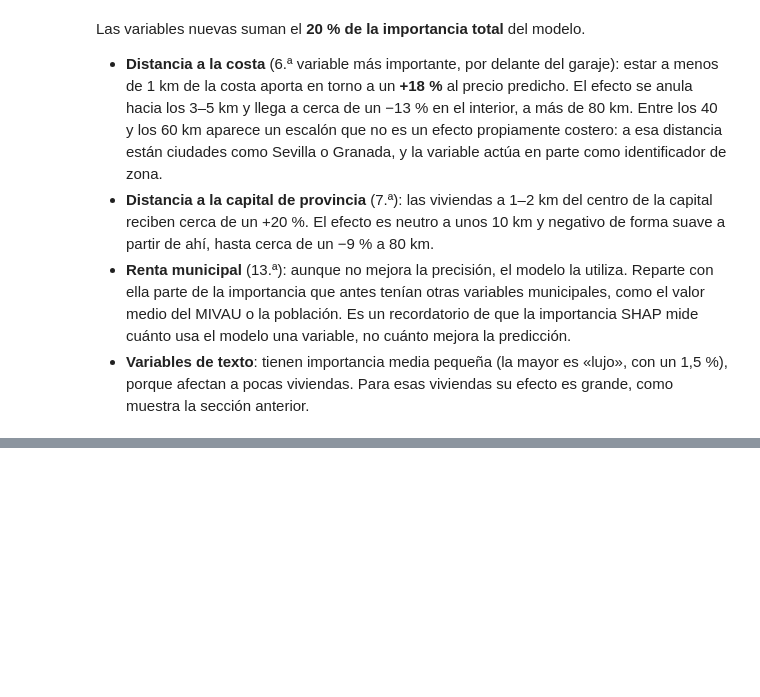
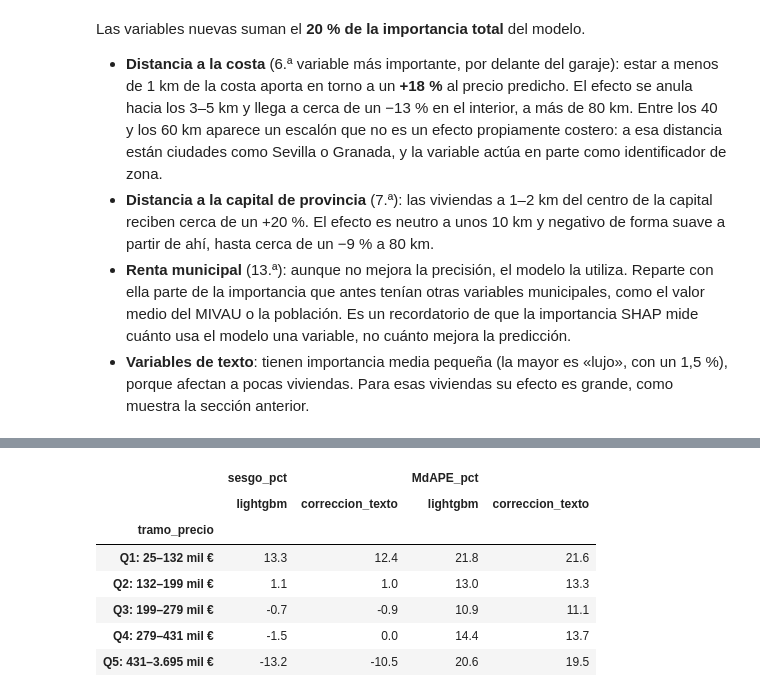
Before and after one commit to MarioArocaPaez/tfm-vivienda-andalucia, a Jupyter notebook: notebooks/03_mejora_variables.ipynb, the cells around one changed output, grey strips where cells are left out. Cells and saved outputs as stored; diff of their text form; code cells hidden in the pictures; blank space fills up the shorter version.

```diff
--- a/notebooks/03_mejora_variables.ipynb
+++ b/notebooks/03_mejora_variables.ipynb
@@ -460,0 +511,19 @@ Las variables nuevas suman el **20 % de la importancia total** del modelo.
+# %%
+pc = pd.read_csv(RES_AMP / "predicciones_correccion_texto.csv", dtype={"id_anuncio": str})
+assert (pc["id_anuncio"].values == pa["id_anuncio"].values).all()
+pt2 = pa[["tramo_precio"]].copy()
+for k in ("lightgbm", "correccion_texto"):
+    pt2[k] = pc[f"pred_{k}"] / pc["precio_eur"] - 1
+q = pd.concat({"sesgo_pct": pt2.groupby("tramo_precio", observed=True)[["lightgbm", "correccion_texto"]].median() * 100,
+               "MdAPE_pct": pt2.groupby("tramo_precio", observed=True)[["lightgbm", "correccion_texto"]]
+                                 .agg(lambda s: s.abs().median()) * 100}, axis=1).round(1)
+q
+# %% [output]
+|  | sesgo_pct |  | MdAPE_pct |  |
+|  | lightgbm | correccion_texto | lightgbm | correccion_texto |
+| tramo_precio |  |  |  |  |
+| Q1: 25–132 mil € | 13.3 | 12.4 | 21.8 | 21.6 |
+| Q2: 132–199 mil € | 1.1 | 1.0 | 13.0 | 13.3 |
+| Q3: 199–279 mil € | -0.7 | -0.9 | 10.9 | 11.1 |
+| Q4: 279–431 mil € | -1.5 | 0.0 | 14.4 | 13.7 |
+| Q5: 431–3.695 mil € | -13.2 | -10.5 | 20.6 | 19.5 |
```
Also changed, not shown: parts of 9 cells of this notebook, 7 other files.
